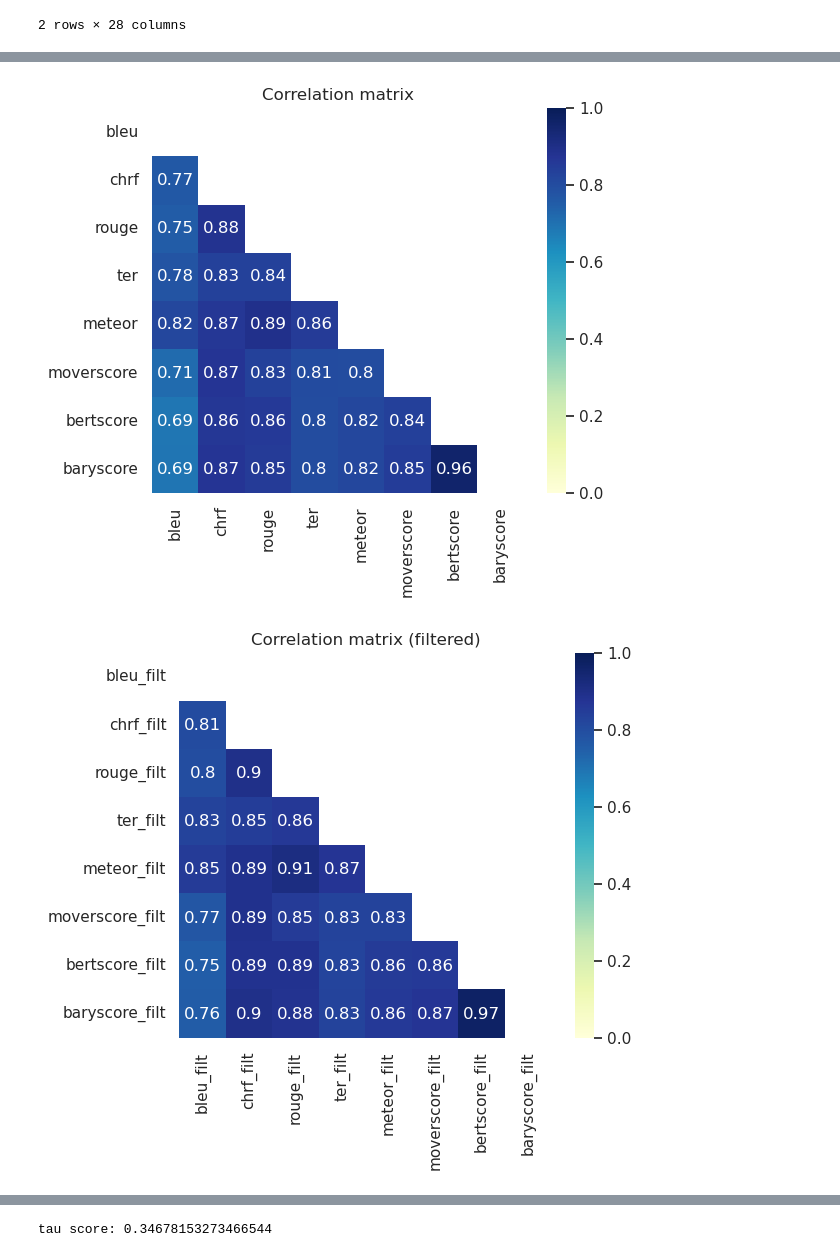
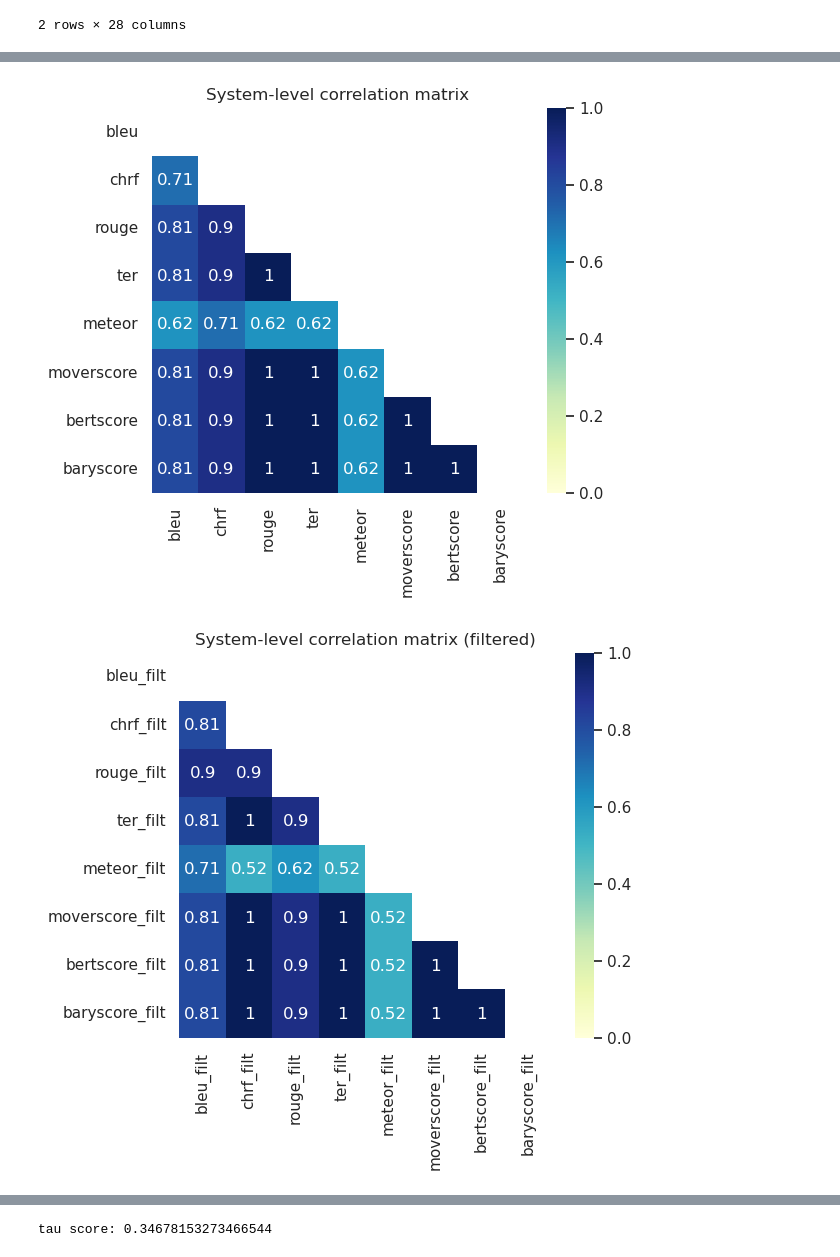
Before and after one commit to fernandokm/nlg_metrics_similarity, a Jupyter notebook: metrics_evaluation.ipynb, the cells around one changed output, grey strips where cells are left out. Drawn from its saved outputs; the diff is of its cells as text; code cells hidden in the pictures.

```diff
--- a/metrics_evaluation.ipynb
+++ b/metrics_evaluation.ipynb
@@ -41,6 +41,6 @@ def savefig(name: str, **kwargs):
 # %%
-data = data_utils.load_data()
-data.head()
+wmt2020 = data_utils.load_data()
+wmt2020.head()
 # %% [output]
 |  | system | seg_id | source | target | mqm_avg_score | da_score | ref_A | ref_A_mqm_score | ref_B | ... |
 | 0 | eTranslation.737 | 1 | Michael Jackson wore tape on his ... | Michael Jackson trug Klebeband au... | -2.333333 | NaN | Ehemaliger Bodyguard berichtet: M... | -0.0 | Ehemaliger Bodyguard behauptet, M... | ... |
@@ -51,8 +51,8 @@ data.head()
 # %% [markdown]
 First, we extract the candidates and references from the data frame:
 # %%
-candidates = data.target.tolist()
-references = data[["ref_A", "ref_B", "ref_P"]].to_numpy().tolist()
+candidates = wmt2020.target.tolist()
+references = wmt2020[["ref_A", "ref_B", "ref_P"]].to_numpy().tolist()
 
 print("First candidate:", candidates[0], sep="\n  ")
 print("Corresponding references:", *references[0], sep="\n  ")
@@ -69,7 +69,7 @@ Next, we extract only the references which have a score greater than -1 (a score
 idxs_filt = []
 candidates_filt = []
 references_filt = []
-for idx, row in data.iterrows():
+for idx, row in wmt2020.iterrows():
     refs = []
     for human in "A", "B", "P":
         if row[f"ref_{human}_mqm_score"] > -1:
@@ -79,7 +79,7 @@ for idx, row in data.iterrows():
         candidates_filt.append(row["target"])
         idxs_filt.append(idx)
 
-data_filt = data.iloc[idxs_filt]
+data_filt = wmt2020.iloc[idxs_filt]
 
 print("First candidate:", candidates_filt[0], sep="\n  ")
 print("Corresponding references:", *references_filt[0], sep="\n  ")
@@ -120,9 +120,14 @@ m_filt.head()
 | 3 | 0.443972 | 59.576021 | 0.562500 | 62.50 | 0.535343 | 0.618497 | 0.909932 | ... |
 | 4 | 0.443972 | 62.405260 | 0.562500 | 62.50 | 0.535343 | 0.626687 | 0.910244 | ... |
 # %%
-full_data = pd.concat([data, m, m_filt], axis=1)
+full_data = pd.concat([wmt2020, m, m_filt], axis=1)
 metrics_all = metrics_normal + metrics_filt
 
+# We also create a version of this dataframe where all metrics
+# are such that "higher is better"
+full_data_sign_corrected = full_data.copy()
+full_data_sign_corrected[["ter", "ter_filt", "baryscore", "baryscore_filt"]] *= -1
+
 full_data.head(2)
 # %% [output]
 |  | system | seg_id | source | target | mqm_avg_score | da_score | ref_A | ref_A_mqm_score | ref_B | ... |
@@ -136,31 +141,36 @@ full_data.head(2)
 # %%
-corr_mat = np.abs(full_data[metrics_all].corr())
+corr_mat = (
+    full_data.groupby("system")[metrics_all + ["mqm_avg_score", "da_score"]]
+    .mean()
+    .corr("kendall")
+    .abs()
+)
 mask = np.triu(np.ones_like(corr_mat.loc[metrics_normal, metrics_normal], dtype=bool))
 
 with sns.axes_style(style="white"):
     plt.figure(figsize=(6, 5))
     sns.heatmap(
         corr_mat.loc[metrics_normal, metrics_normal],
         mask=mask,
         cmap="YlGnBu",
         vmin=0,
         vmax=1,
         annot=True,
     )
-    savefig("correlation_matrix_normal")
-    plt.title("Correlation matrix")
+    savefig("correlation_matrix_system_normal")
+    plt.title("System-level correlation matrix")
 
     plt.figure(figsize=(6, 5))
     sns.heatmap(
         corr_mat.loc[metrics_filt, metrics_filt],
         mask=mask,
         cmap="YlGnBu",
         vmin=0,
         vmax=1,
         annot=True,
     )
-    savefig("correlation_matrix_filtered")
-    plt.title("Correlation matrix (filtered)")
+    savefig("correlation_matrix_system_filtered")
+    plt.title("System-level correlation matrix (filtered)")
 # %% [output]
-[figure, old version]
+[figure, new version]
-[figure, old version]
+[figure, new version]
```
Also changed, not shown: parts of 30 cells of this notebook.
